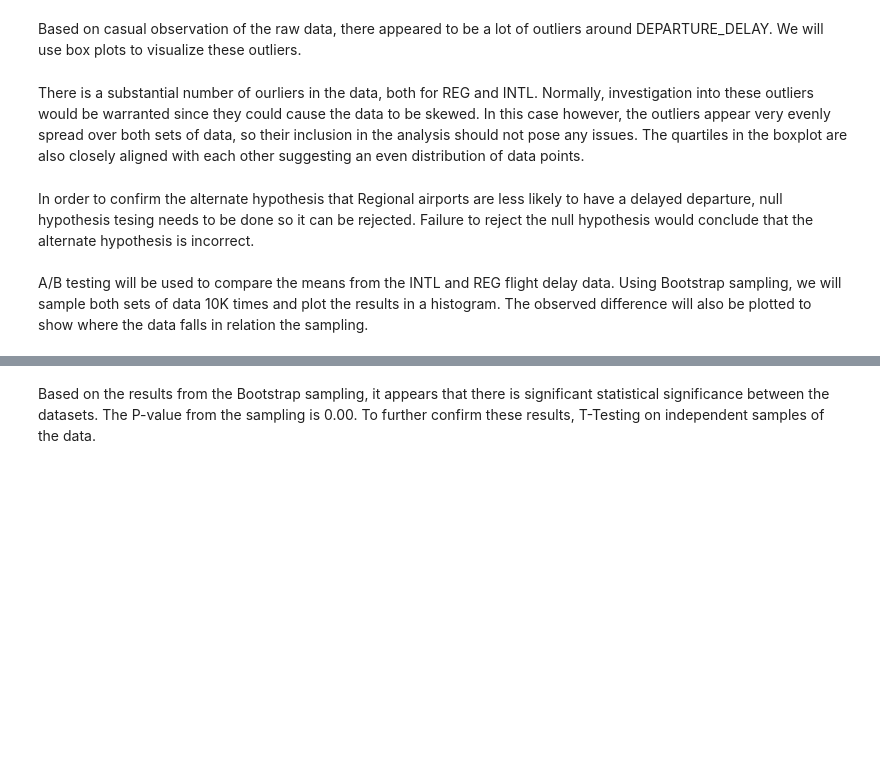
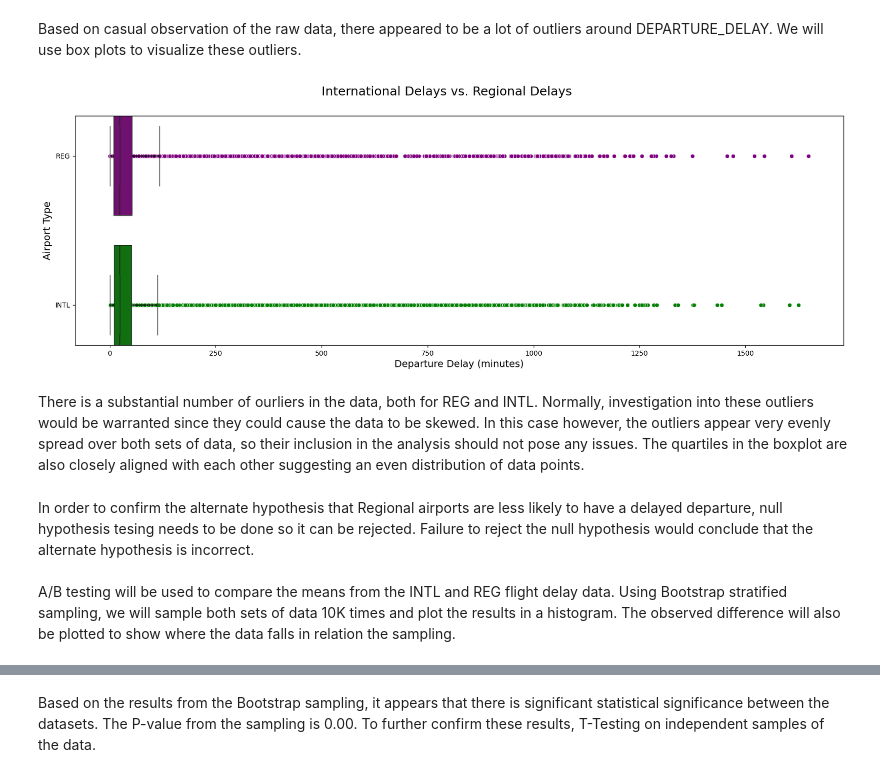
Before and after one commit to GaryLBentley/FlightDelays, a Jupyter notebook: FlightDelays.ipynb, the cells around one changed output, grey strips where cells are left out. Saved outputs shown, nothing was run; the diff lists cells and outputs as text; code cells hidden in the pictures; blank space fills up the shorter version.

Commit message:
Testing stratified sampling

```diff
--- a/FlightDelays.ipynb
+++ b/FlightDelays.ipynb
@@ -507,29 +458,33 @@ plt.show()
 # %% [markdown]
 Based on casual observation of the raw data, there appeared to be a lot of outliers around DEPARTURE_DELAY. We will use box plots to visualize these outliers.
 # %%
+df_all_delay = df_flights[df_flights['DELAYED'] == 1]
+
 # Define custom colors for the boxplots
 custom_palette = {'INTL': 'green', 'REG': 'purple'}
 
 # Create the boxplot
 plt.subplots(nrows=1, ncols=1, figsize=(20,6))
 plt.suptitle('International Delays vs. Regional Delays', size=18)
 sns.boxplot(x='DEPARTURE_DELAY', y='Status', hue='Status', data=df_all_delay, palette=custom_palette,
             flierprops=dict(markerfacecolor='none', markeredgecolor='none', alpha=0.0),
             whiskerprops=dict(color='black', linewidth=1.5), notch=True)
 
 # Add scatterplot with same hue colors for outlier circles
 for i, status in enumerate(df_all_delay['Status'].unique()):
     sns.scatterplot(data=df_all_delay[df_all_delay['Status'] == status], x='DEPARTURE_DELAY', y='Status', color=custom_palette[status])
 
 # Set x-label and y-label
 plt.xlabel('Departure Delay (minutes)', fontsize=14)
 plt.ylabel('Airport Type', fontsize=14)
 
 
 # Display the boxplot
 plt.show()
+# %% [output]
+[figure, added]
 # %% [markdown]
 There is a substantial number of ourliers in the data, both for REG and INTL. Normally, investigation into these outliers would be warranted since they could cause the data to be skewed. In this case however, the outliers appear very evenly spread over both sets of data, so their inclusion in the analysis should not pose any issues. The quartiles in the boxplot are also closely aligned with each other suggesting an even distribution of data points.
 # %% [markdown]
 In order to confirm the alternate hypothesis that Regional airports are less likely to have a delayed departure, null hypothesis tesing needs to be done so it can be rejected. Failure to reject the null hypothesis would conclude that the alternate hypothesis is incorrect.<br><br>
-A/B testing will be used to compare the means from the INTL and REG flight delay data. Using Bootstrap sampling, we will sample both sets of data 10K times and plot the results in a histogram. The observed difference will also be plotted to show where the data falls in relation the sampling.
+A/B testing will be used to compare the means from the INTL and REG flight delay data. Using Bootstrap stratified sampling, we will sample both sets of data 10K times and plot the results in a histogram. The observed difference will also be plotted to show where the data falls in relation the sampling.
```
Also changed, not shown: parts of 16 cells of this notebook.
